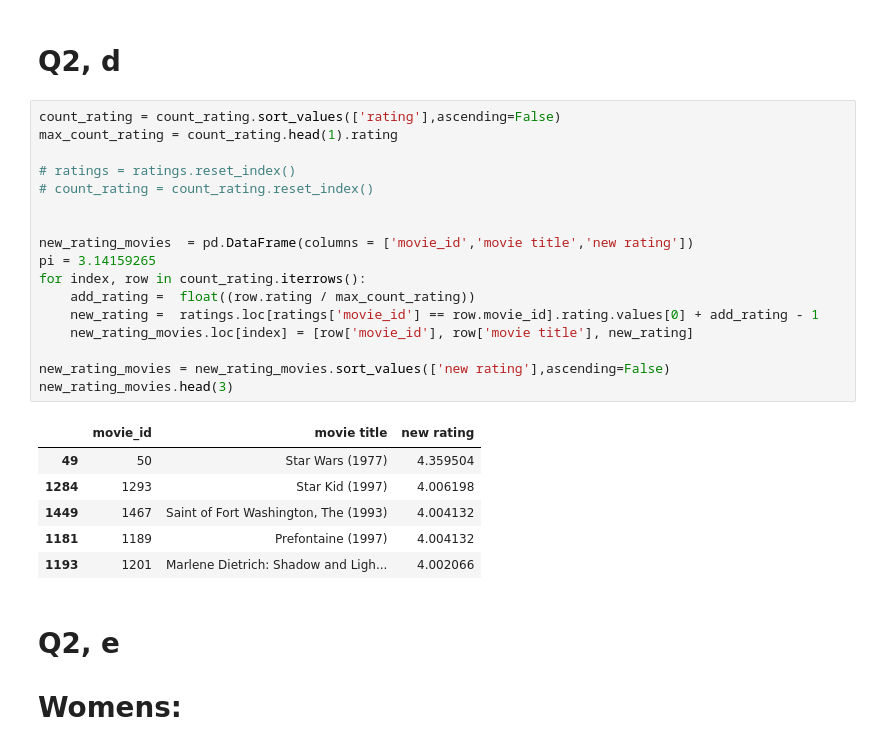
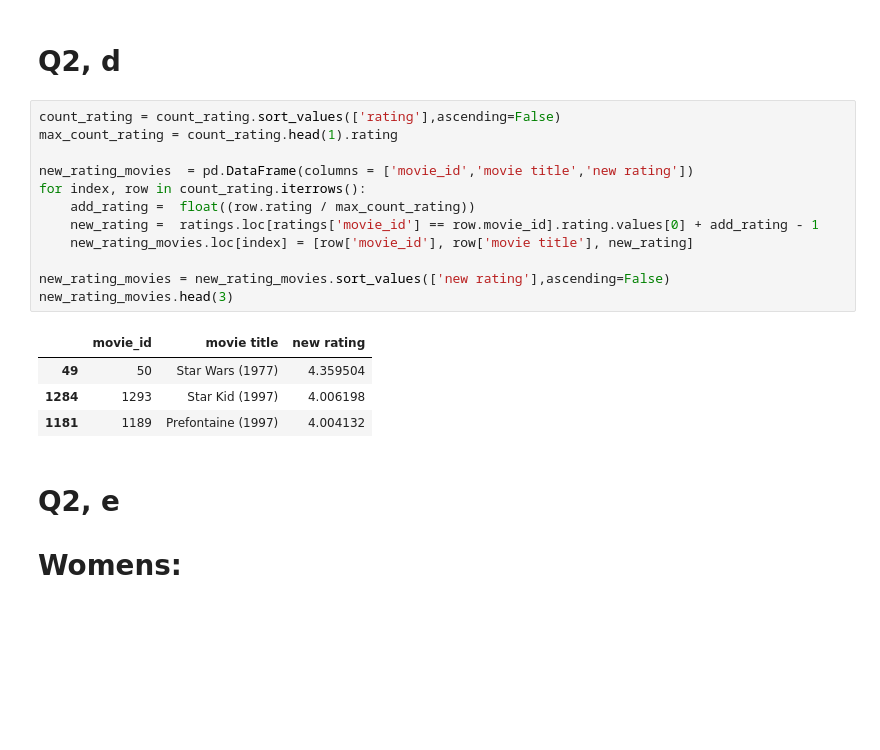
Before and after one commit to yakirzana/commerceTask1, a Jupyter notebook: Ass2.ipynb, the cells around one changed output. Drawn from its saved outputs; the diff is of its cells as text; blank space fills up the shorter version.

```diff
--- a/Ass2.ipynb
+++ b/Ass2.ipynb
@@ -119,27 +104,20 @@ movies.head(3)
 # %%
 count_rating = count_rating.sort_values(['rating'],ascending=False)
 max_count_rating = count_rating.head(1).rating
 
-# ratings = ratings.reset_index()
-# count_rating = count_rating.reset_index()
-
-
 new_rating_movies  = pd.DataFrame(columns = ['movie_id','movie title','new rating'])
-pi = 3.14159265
 for index, row in count_rating.iterrows():
     add_rating =  float((row.rating / max_count_rating))
     new_rating =  ratings.loc[ratings['movie_id'] == row.movie_id].rating.values[0] + add_rating - 1
     new_rating_movies.loc[index] = [row['movie_id'], row['movie title'], new_rating]
 
 new_rating_movies = new_rating_movies.sort_values(['new rating'],ascending=False)
 new_rating_movies.head(3)
 # %% [output]
 |  | movie_id | movie title | new rating |
 | 49 | 50 | Star Wars (1977) | 4.359504 |
 | 1284 | 1293 | Star Kid (1997) | 4.006198 |
-| 1449 | 1467 | Saint of Fort Washington, The (1993) | 4.004132 |
 | 1181 | 1189 | Prefontaine (1997) | 4.004132 |
-| 1193 | 1201 | Marlene Dietrich: Shadow and Ligh... | 4.002066 |
 # %% [markdown]
 # Q2, e
 
```
Also changed, not shown: parts of 27 cells of this notebook.
